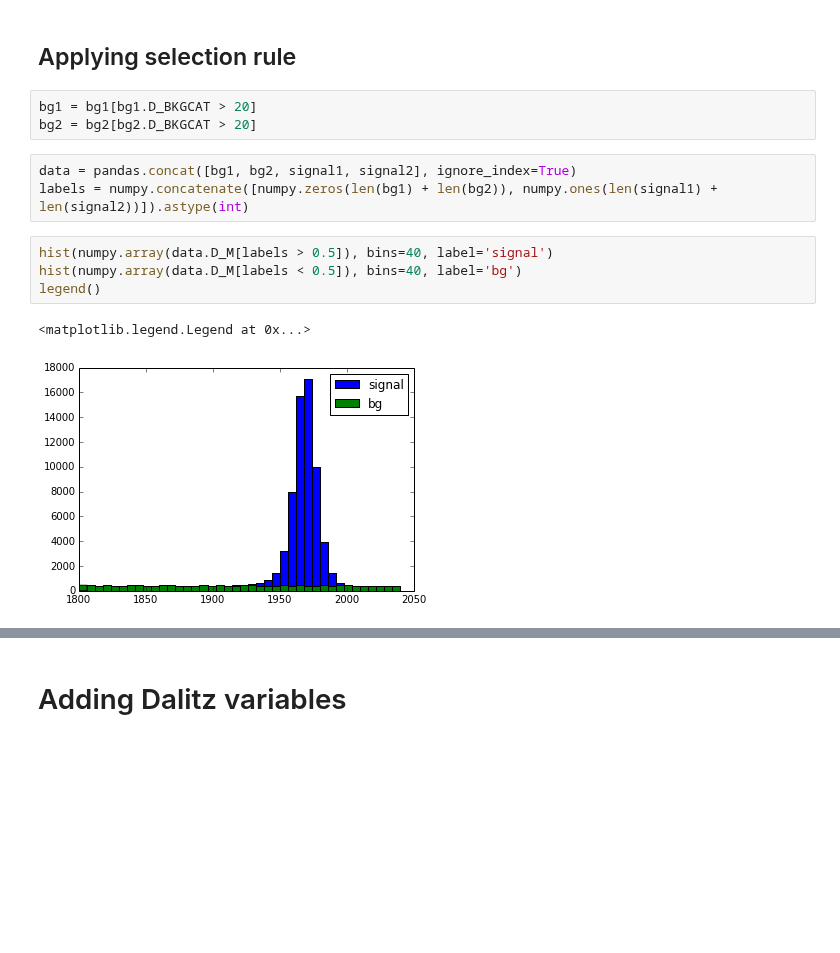
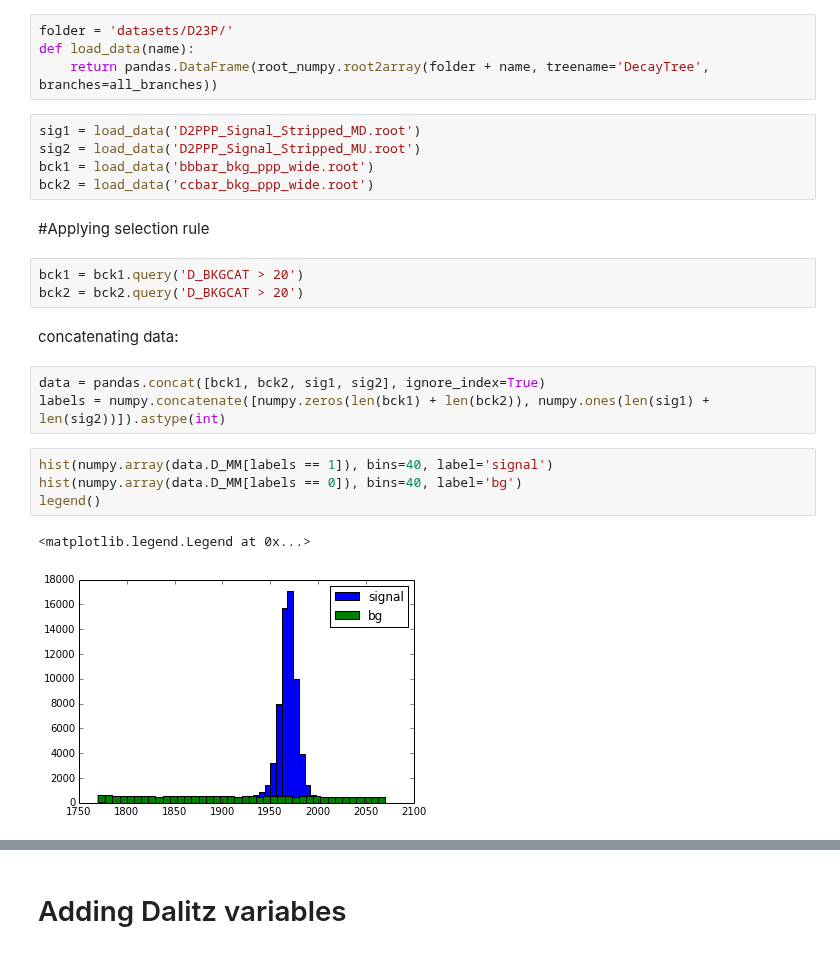
Before and after one commit to anaderi/lhcb_trigger_ml, a Jupyter notebook: IPythonWorkflow/Analysis_DInto3h.ipynb, the cells around one changed output, grey strips where cells are left out. Drawn from its saved outputs; the diff is of its cells as text; blank space fills up the shorter version.

```diff
--- a/IPythonWorkflow/Analysis_DInto3h.ipynb
+++ b/IPythonWorkflow/Analysis_DInto3h.ipynb
@@ -48,15 +38,26 @@ bg1, bg2, signal1, signal2 = pandas.DataFrame(bg1), pandas.DataFrame(bg2), panda
+# %%
+folder = 'datasets/D23P/'
+def load_data(name):
+    return pandas.DataFrame(root_numpy.root2array(folder + name, treename='DecayTree', branches=all_branches))
+# %%
+sig1 = load_data('D2PPP_Signal_Stripped_MD.root')
+sig2 = load_data('D2PPP_Signal_Stripped_MU.root')
+bck1 = load_data('bbbar_bkg_ppp_wide.root')
+bck2 = load_data('ccbar_bkg_ppp_wide.root')
 # %% [markdown]
-## Applying selection rule
+#Applying selection rule
-# %%
-bg1 = bg1[bg1.D_BKGCAT > 20]
-bg2 = bg2[bg2.D_BKGCAT > 20]
+# %%
+bck1 = bck1.query('D_BKGCAT > 20')
+bck2 = bck2.query('D_BKGCAT > 20')
+# %% [markdown]
+concatenating data:
 # %%
-data = pandas.concat([bg1, bg2, signal1, signal2], ignore_index=True)
-labels = numpy.concatenate([numpy.zeros(len(bg1) + len(bg2)), numpy.ones(len(signal1) + len(signal2))]).astype(int)
+data = pandas.concat([bck1, bck2, sig1, sig2], ignore_index=True)
+labels = numpy.concatenate([numpy.zeros(len(bck1) + len(bck2)), numpy.ones(len(sig1) + len(sig2))]).astype(int)
 # %%
-hist(numpy.array(data.D_M[labels > 0.5]), bins=40, label='signal')
-hist(numpy.array(data.D_M[labels < 0.5]), bins=40, label='bg')
+hist(numpy.array(data.D_MM[labels == 1]), bins=40, label='signal')
+hist(numpy.array(data.D_MM[labels == 0]), bins=40, label='bg')
 legend()
 # %% [output]
 <matplotlib.legend.Legend at 0x...>
-[figure, old version]
+[figure, new version]
```
Also changed, not shown: parts of 80 cells of this notebook, 1 other file.
